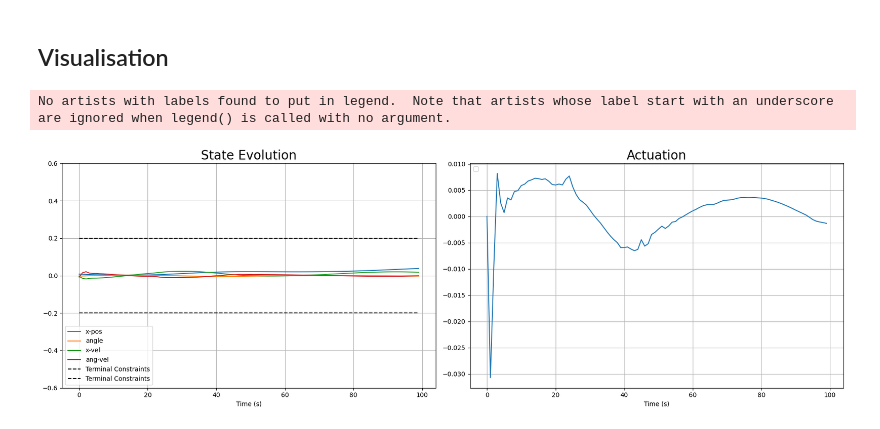
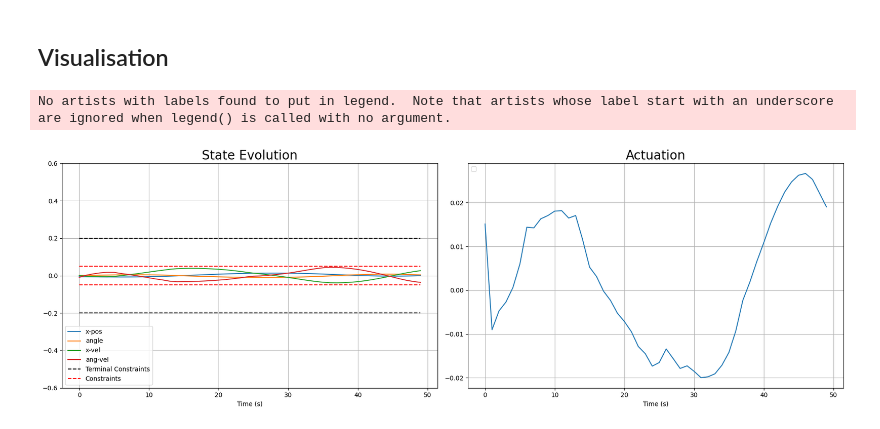
Before and after one commit to michael-cummins/DeePC-HUNT, a Jupyter notebook: src/regularized_deepc.ipynb, the cells around one changed output. Saved outputs shown, nothing was run; the diff lists cells and outputs as text; code cells hidden in the pictures.

```diff
--- a/src/regularized_deepc.ipynb
+++ b/src/regularized_deepc.ipynb
@@ -89,8 +90,6 @@ controller = DeePC(
 # %% [markdown]
 ## Simulation
 # %%
-u_ini = np.zeros(Tini*m)
-y_ini = np.zeros(Tini*p)
 yT = [*y_ini]
 uT = [*u_ini]
 ref = np.zeros(N*p)
@@ -101,14 +100,15 @@ done = False
 render_solution = True
 iter = 0
 
-while iter < 100:
+while iter < 50:
 
     # Solve for optimal input
     controller.setup(ref=ref, u_ini=u_ini, y_ini=y_ini, lam_g1=1000, lam_g2=100000)
-    action = controller.solve(verbose=False)
+    action = controller.solve(solver=cp.OSQP, verbose=False)
 
     # roll simulation forward
     obs,_,done,_,_ = env.step(action)
+    # obs += np.random.randn(p,)*0.01
     yT = np.append(yT, obs)
     uT = np.append(uT, action)
 
@@ -131,32 +139,27 @@ while iter < 100:
 # %%
-uT = uT[Tini*m:]
-yT = yT[Tini*p:]
-T = len(uT)
-yT = yT.reshape((T,p))
-uT = uT.reshape((T,m))
-
 plt.subplot(1,2,1)
 plt.plot(range(0,T), yT, label=['x-pos', 'angle', 'x-vel', 'ang-vel'])
 plt.plot(range(0,T), np.ones(T)*0.2, 'k--',label='Terminal Constraints')
-plt.plot(range(0,T), -np.ones(T)*0.2, 'k--',label='Terminal Constraints')
+plt.plot(range(0,T), -np.ones(T)*0.2, 'k--')
+plt.plot(range(0,T), np.ones(T)*0.05, 'r--',label='Constraints')
+plt.plot(range(0,T), -np.ones(T)*0.05, 'r--')
 plt.legend(loc="lower left")
 plt.ylim((-0.6,0.6))
 plt.xlabel('Time (s)')
 plt.title("State Evolution", fontdict={'fontsize':20})
 plt.grid('on')
 plt.tight_layout()
 
 plt.subplot(1,2,2)
 plt.plot(range(0,T), uT)
 plt.legend(loc="upper left")
 plt.xlabel('Time (s)')
 plt.title("Actuation", fontdict={'fontsize':20})
 # plt.ylim((-0.5,0.5))
 plt.grid('on')
 plt.tight_layout()
 
 plt.show()
-yT = yT.reshape((T*p,))
 # %% [output]
 No artists with labels found to put in legend.  Note that artists whose label start with an underscore are ignored when legend() is called with no argument.
-[figure, old version]
+[figure, new version]
```
Also changed, not shown: parts of 3 cells of this notebook, 2 other files.
